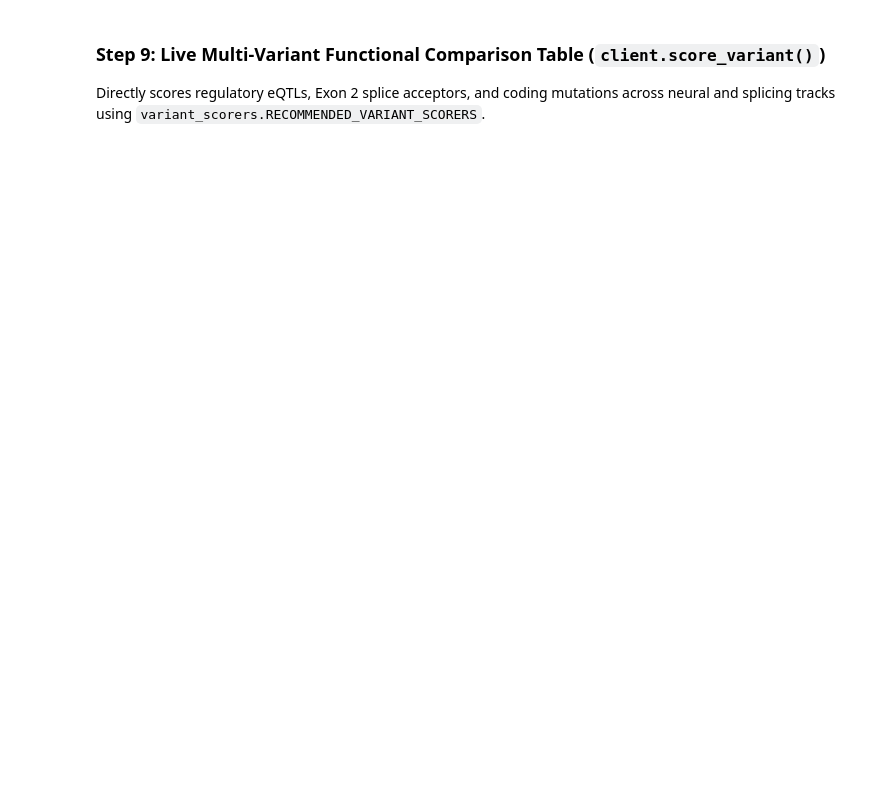
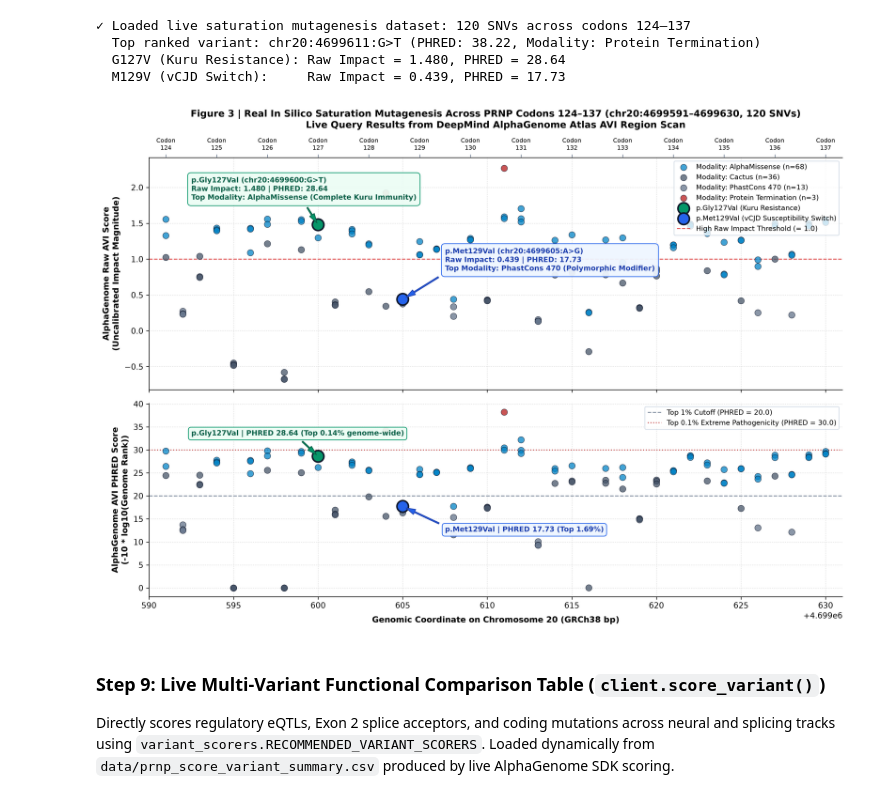
Before and after one commit to sid0sid-ops/alphagenome-prnp-analysis, a Jupyter notebook: notebooks/AlphaGenome_PRNP_Analysis.ipynb, the cells around one changed output. Cells and saved outputs as stored; diff of their text form; code cells hidden in the pictures; blank space fills up the shorter version.

```diff
--- a/notebooks/AlphaGenome_PRNP_Analysis.ipynb
+++ b/notebooks/AlphaGenome_PRNP_Analysis.ipynb
@@ -522,3 +384,34 @@ plt.show()
+# %%
+# Step 8: Programmatic In Silico Saturation Mutagenesis (ISM) of Codons 124-137 (Figure 3)
+from pathlib import Path
+from IPython.display import Image, display
+import pandas as pd
+
+ism_tsv = DATA_DIR / 'prnp_codon127_129_ism.tsv'
+fig3_img = FIG_DIR / 'fig3_codon127_129_ism.png'
+
+if ism_tsv.exists():
+    df_ism = pd.read_csv(ism_tsv, sep='\t')
+    print(f'✓ Loaded live saturation mutagenesis dataset: {len(df_ism)} SNVs across codons 124–137')
+    print(f'  Top ranked variant: {df_ism.iloc[0]["variant"]} (PHRED: {df_ism.iloc[0]["avi_phred"]:.2f}, Modality: {df_ism.iloc[0]["top_modality"]})')
+
+    g127v = df_ism[df_ism['variant'] == 'chr20:4699600:G>T'].iloc[0]
+    m129v = df_ism[df_ism['variant'] == 'chr20:4699605:A>G'].iloc[0]
+    print(f'  G127V (Kuru Resistance): Raw Impact = {g127v["avi_raw"]:.3f}, PHRED = {g127v["avi_phred"]:.2f}')
+    print(f'  M129V (vCJD Switch):     Raw Impact = {m129v["avi_raw"]:.3f}, PHRED = {m129v["avi_phred"]:.2f}')
+
+if fig3_img.exists():
+    display(Image(filename=str(fig3_img)))
+else:
+    import subprocess
+    subprocess.run(['python', str(REPO_DIR / 'scripts' / '03_plot_real_ism.py')], check=True)
+    display(Image(filename=str(fig3_img)))
+# %% [output]
+✓ Loaded live saturation mutagenesis dataset: 120 SNVs across codons 124–137
+  Top ranked variant: chr20:4699611:G>T (PHRED: 38.22, Modality: Protein Termination)
+  G127V (Kuru Resistance): Raw Impact = 1.480, PHRED = 28.64
+  M129V (vCJD Switch):     Raw Impact = 0.439, PHRED = 17.73
+[figure, added]
 # %% [markdown]
 ### Step 9: Live Multi-Variant Functional Comparison Table (`client.score_variant()`)
-Directly scores regulatory eQTLs, Exon 2 splice acceptors, and coding mutations across neural and splicing tracks using `variant_scorers.RECOMMENDED_VARIANT_SCORERS`.
+Directly scores regulatory eQTLs, Exon 2 splice acceptors, and coding mutations across neural and splicing tracks using `variant_scorers.RECOMMENDED_VARIANT_SCORERS`. Loaded dynamically from `data/prnp_score_variant_summary.csv` produced by live AlphaGenome SDK scoring.
```
Also changed, not shown: parts of 24 cells of this notebook, 17 other files.
